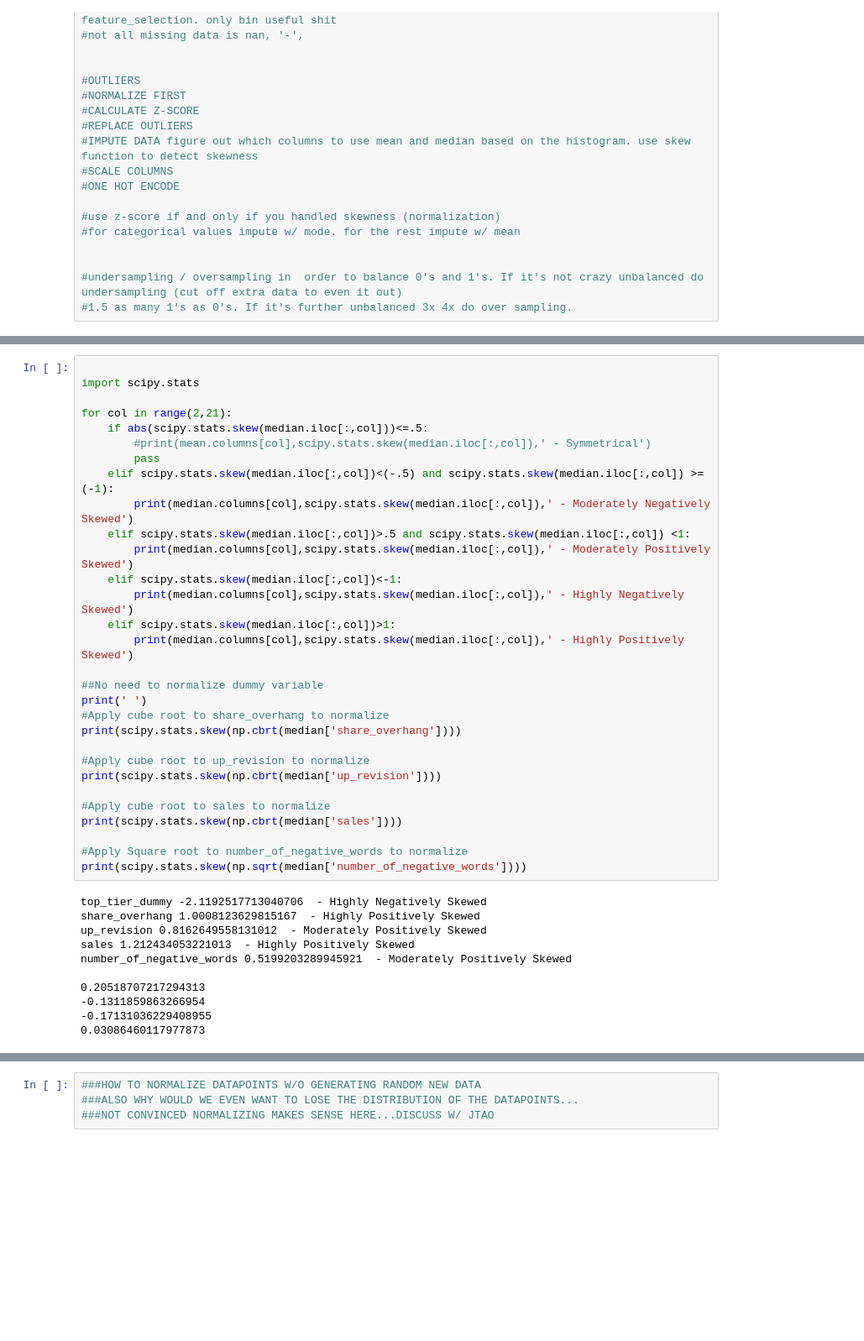
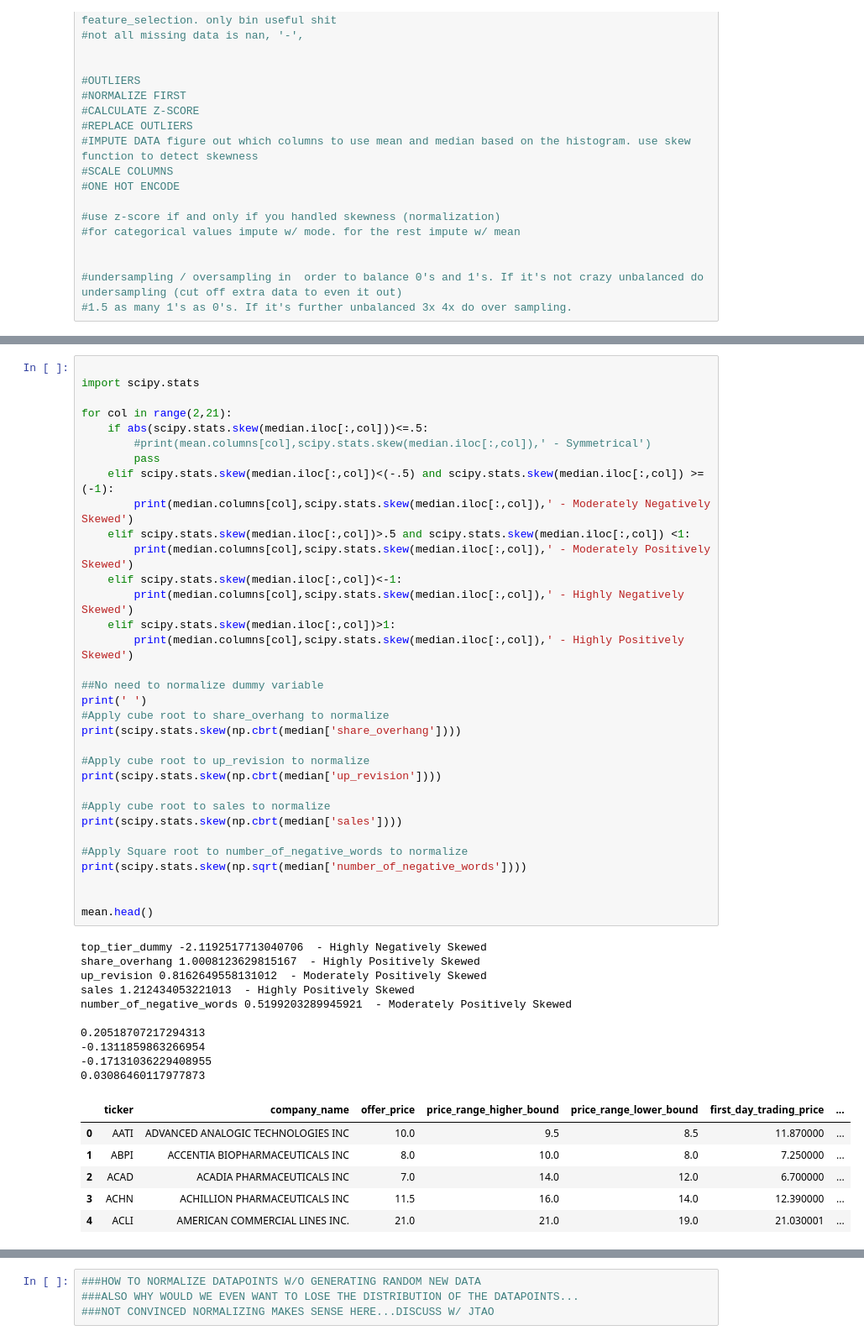
Before and after one commit to BA545-SP2019/2019-competition1-mike-ben-angus, a Jupyter notebook: Competition_1_milestone_report.ipynb, the cells around one changed output, grey strips where cells are left out. Shown at 84% size. Drawn from its saved outputs; the diff is of its cells as text; blank space fills up the shorter version.

```diff
--- a/Competition_1_milestone_report.ipynb
+++ b/Competition_1_milestone_report.ipynb
@@ -353,33 +357,42 @@ for col in range(2,21):
         print(median.columns[col],scipy.stats.skew(median.iloc[:,col]),' - Moderately Positively Skewed')
     elif scipy.stats.skew(median.iloc[:,col])<-1:
         print(median.columns[col],scipy.stats.skew(median.iloc[:,col]),' - Highly Negatively Skewed')
     elif scipy.stats.skew(median.iloc[:,col])>1:
         print(median.columns[col],scipy.stats.skew(median.iloc[:,col]),' - Highly Positively Skewed')
 
 ##No need to normalize dummy variable
 print(' ')
 #Apply cube root to share_overhang to normalize
 print(scipy.stats.skew(np.cbrt(median['share_overhang'])))
 
 #Apply cube root to up_revision to normalize
 print(scipy.stats.skew(np.cbrt(median['up_revision'])))
 
 #Apply cube root to sales to normalize
 print(scipy.stats.skew(np.cbrt(median['sales'])))
 
 #Apply Square root to number_of_negative_words to normalize
 print(scipy.stats.skew(np.sqrt(median['number_of_negative_words'])))
+
+
+mean.head()
 # %% [output]
 top_tier_dummy -2.1192517713040706  - Highly Negatively Skewed
 share_overhang 1.0008123629815167  - Highly Positively Skewed
 up_revision 0.8162649558131012  - Moderately Positively Skewed
 sales 1.212434053221013  - Highly Positively Skewed
 number_of_negative_words 0.5199203289945921  - Moderately Positively Skewed
 
 0.20518707217294313
 -0.1311859863266954
 -0.17131036229408955
 0.03086460117977873
+|  | ticker | company_name | offer_price | price_range_higher_bound | price_range_lower_bound | first_day_trading_price | ... |
+| 0 | AATI | ADVANCED ANALOGIC TECHNOLOGIES INC | 10.0 | 9.5 | 8.5 | 11.870000 | ... |
+| 1 | ABPI | ACCENTIA BIOPHARMACEUTICALS INC | 8.0 | 10.0 | 8.0 | 7.250000 | ... |
+| 2 | ACAD | ACADIA PHARMACEUTICALS INC | 7.0 | 14.0 | 12.0 | 6.700000 | ... |
+| 3 | ACHN | ACHILLION PHARMACEUTICALS INC | 11.5 | 16.0 | 14.0 | 12.390000 | ... |
+| 4 | ACLI | AMERICAN COMMERCIAL LINES INC. | 21.0 | 21.0 | 19.0 | 21.030001 | ... |
 # %%
 #STEP 3 EDA - CHECK OUT SCATTER PLOTS
 import matplotlib.pyplot as plt
```
Also changed, not shown: parts of 11 cells of this notebook, 1 other file.
